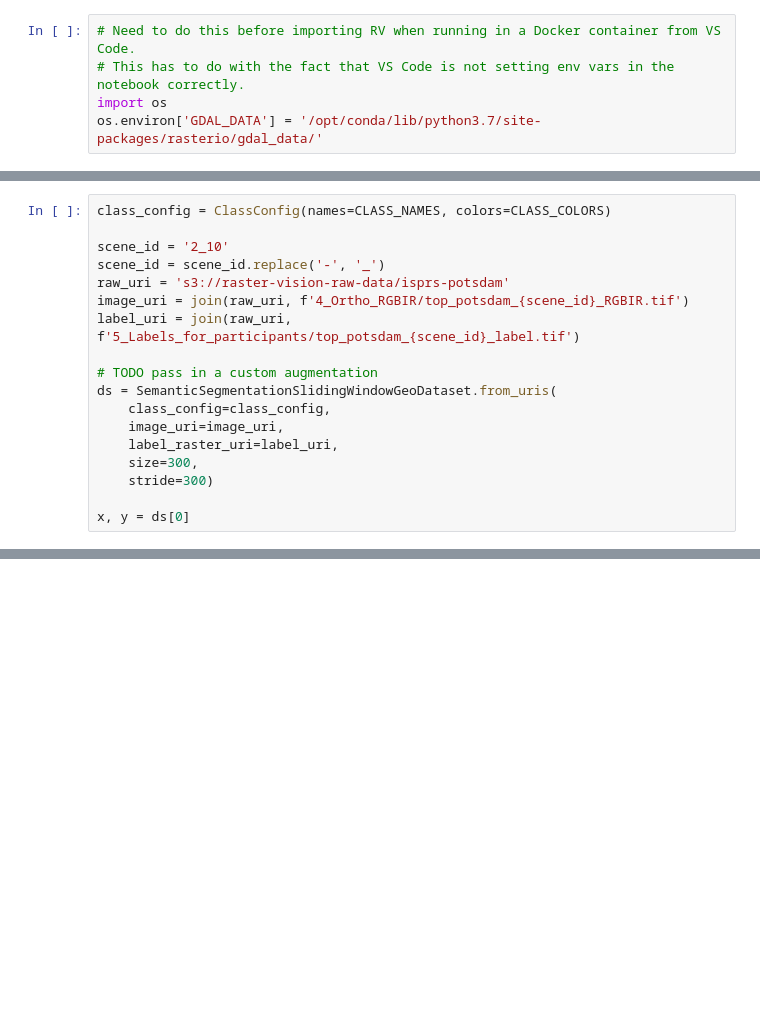
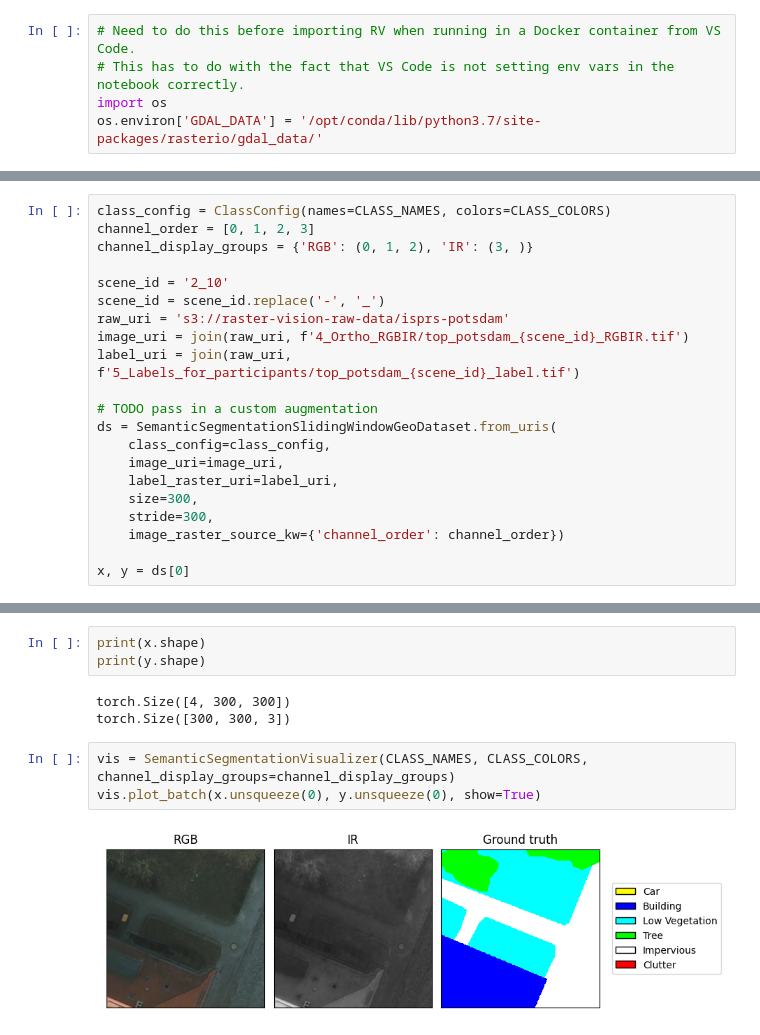
Before and after one commit to azavea/raster-vision, a Jupyter notebook: rastervision_pytorch_backend/rastervision/pytorch_backend/examples/semantic_segmentation/isprs_potsdam.ipynb, the cells around one changed output, grey strips where cells are left out. Cells and saved outputs as stored; diff of their text form; blank space fills up the shorter version.

```diff
--- a/rastervision_pytorch_backend/rastervision/pytorch_backend/examples/semantic_segmentation/isprs_potsdam.ipynb
+++ b/rastervision_pytorch_backend/rastervision/pytorch_backend/examples/semantic_segmentation/isprs_potsdam.ipynb
@@ -24,6 +25,8 @@ CLASS_COLORS = [
 ]
 # %%
 class_config = ClassConfig(names=CLASS_NAMES, colors=CLASS_COLORS)
+channel_order = [0, 1, 2, 3]
+channel_display_groups = {'RGB': (0, 1, 2), 'IR': (3, )}
 
 scene_id = '2_10'
 scene_id = scene_id.replace('-', '_')
@@ -37,7 +40,8 @@ ds = SemanticSegmentationSlidingWindowGeoDataset.from_uris(
     image_uri=image_uri,
     label_raster_uri=label_uri,
     size=300,
-    stride=300)
+    stride=300,
+    image_raster_source_kw={'channel_order': channel_order})
 
 x, y = ds[0]
 # %% [output]
@@ -47,0 +52,11 @@ x, y = ds[0]
+# %%
+print(x.shape)
+print(y.shape)
+# %% [output]
+torch.Size([4, 300, 300])
+torch.Size([300, 300, 3])
+# %%
+vis = SemanticSegmentationVisualizer(CLASS_NAMES, CLASS_COLORS, channel_display_groups=channel_display_groups)
+vis.plot_batch(x.unsqueeze(0), y.unsqueeze(0), show=True)
+# %% [output]
+[figure, added]
```
Also changed, not shown: parts of 2 cells of this notebook, 7 other files.
